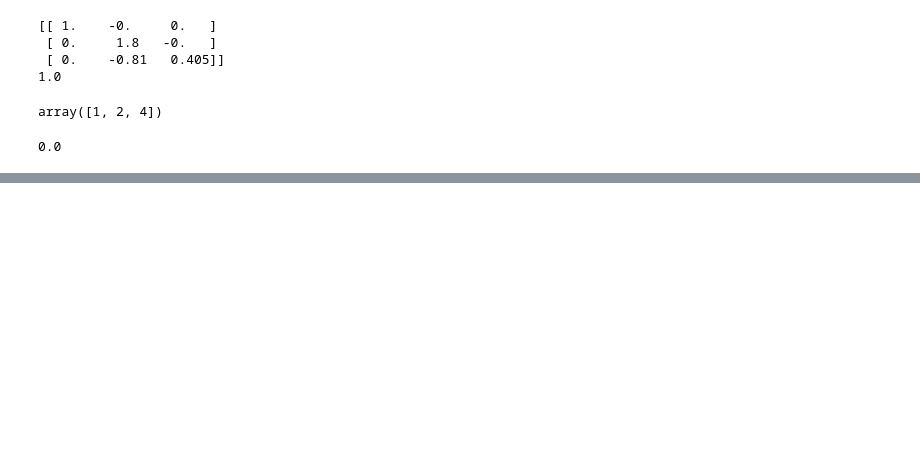
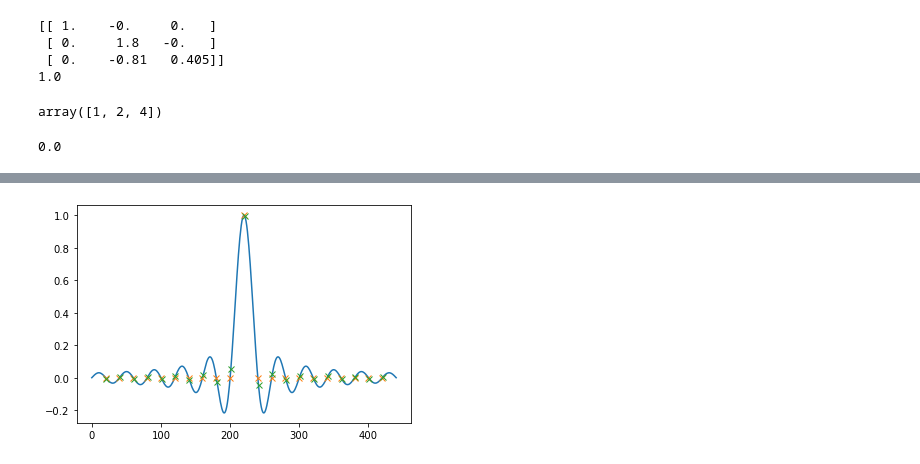
Before and after one commit to steDamiano/pyroadacoustics, a Jupyter notebook: research_notebooks/fractional_delay_filters.ipynb, the cells around one changed output, grey strips where cells are left out. Cells and saved outputs as stored; diff of their text form; code cells hidden in the pictures; blank space fills up the shorter version.

```diff
--- a/research_notebooks/fractional_delay_filters.ipynb
+++ b/research_notebooks/fractional_delay_filters.ipynb
@@ -363,0 +380,41 @@ np.floor(0.5)
+# %%
+fs = 8000
+delay = 0.27
+fdl = 21
+lut_gran = 20
+num_samples = (fdl - 1) // 2
+lut_size = (fdl + 1) * lut_gran + 1
+n = np.linspace(-num_samples-1, num_samples + 1, lut_size)
+# %%
+sinc_lut = np.sinc(n)
+hann = np.hanning(fdl)
+# %%
+sample_frac = fs * delay
+del_ip = int(math.floor(sample_frac))
+del_fp = sample_frac - del_ip
+# %%
+x_off_frac = (1. - del_fp) * lut_gran
+lut_gran_off = int(math.floor(x_off_frac))
+x_off = (x_off_frac - lut_gran_off)
+lut_pos = lut_gran_off
+# %%
+sinc1 = np.zeros(fdl)
+axis1 = np.zeros(fdl)
+for i in range(fdl):
+    sinc1[i] = sinc_lut[lut_pos + i * lut_gran]
+    axis1[i] = lut_pos + i * lut_gran
+
+sinc2 = np.zeros(fdl)
+axis2 = np.zeros(fdl)
+for i in range(fdl):
+    sinc2[i] = sinc_lut[lut_pos + 1 + i * lut_gran]
+    axis2[i] = lut_pos + 1 + i * lut_gran
+
+plt.plot(sinc_lut)
+plt.plot(axis1, sinc1, 'x')
+plt.plot(axis2, sinc2, 'x')
+
+alpha = 0.02
+sinc_int = (1 - alpha) * (sinc1 - sinc2) + sinc2
+# %% [output]
+[figure, added]
```
Also changed, not shown: parts of 15 cells of this notebook, 3 other files.
